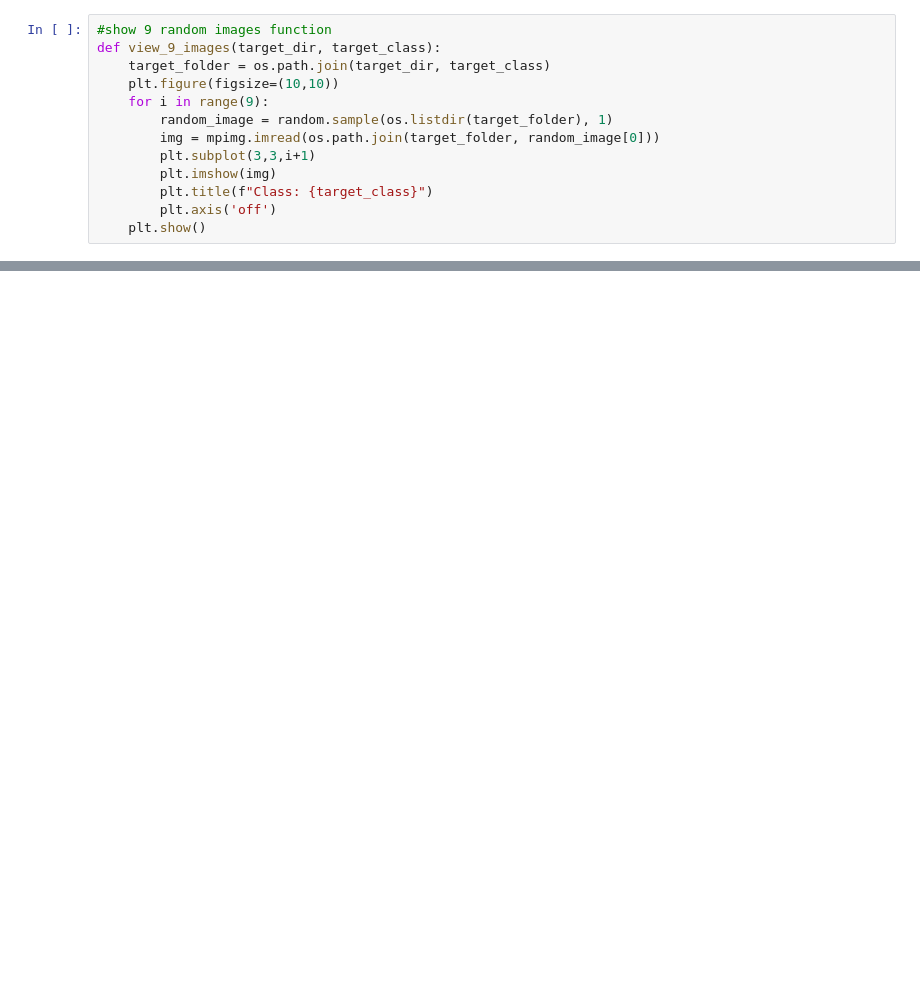
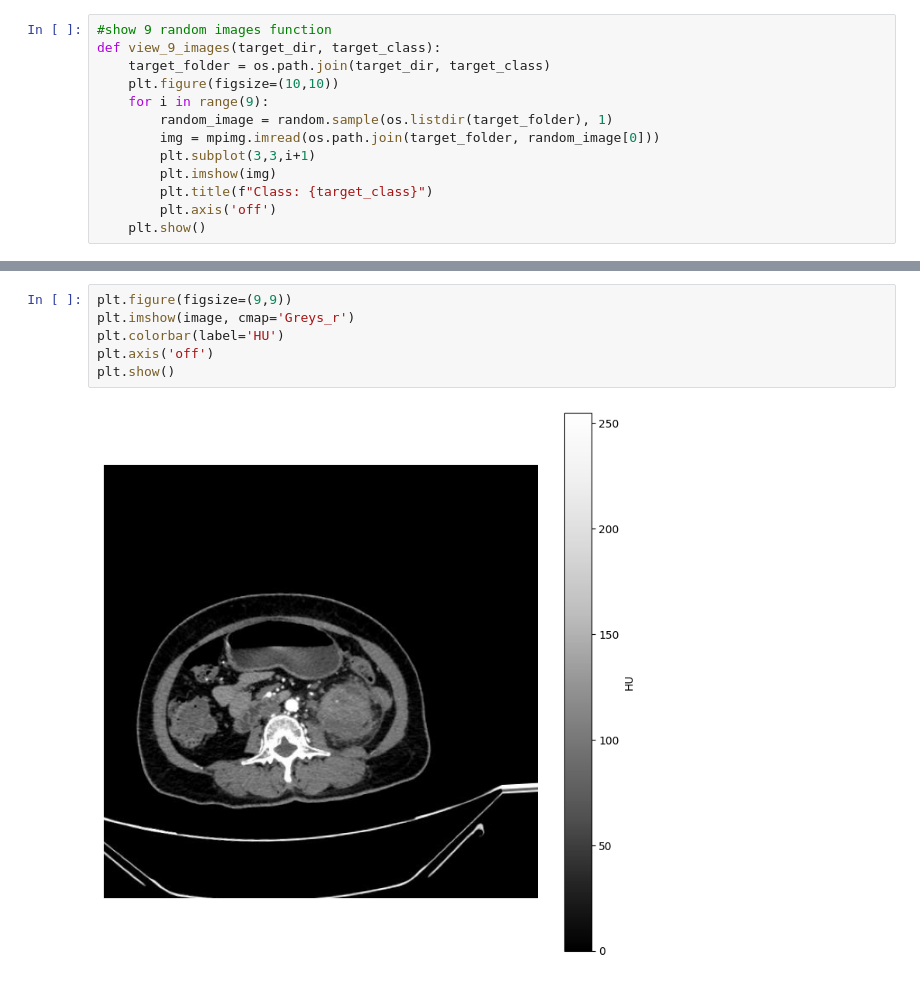
Before and after one commit to Samiul1902/kidney_cancer_detection_project, a Jupyter notebook: kidney_segment.ipynb, the cells around one changed output, grey strips where cells are left out. Saved outputs shown, nothing was run; the diff lists cells and outputs as text; blank space fills up the shorter version.

```diff
--- a/kidney_segment.ipynb
+++ b/kidney_segment.ipynb
@@ -254,0 +267,8 @@ Image shape: (512, 512, 3)
+# %%
+plt.figure(figsize=(9,9))
+plt.imshow(image, cmap='Greys_r')
+plt.colorbar(label='HU')
+plt.axis('off')
+plt.show()
+# %% [output]
+[figure, added]
```
Also changed, not shown: parts of 15 cells of this notebook.
